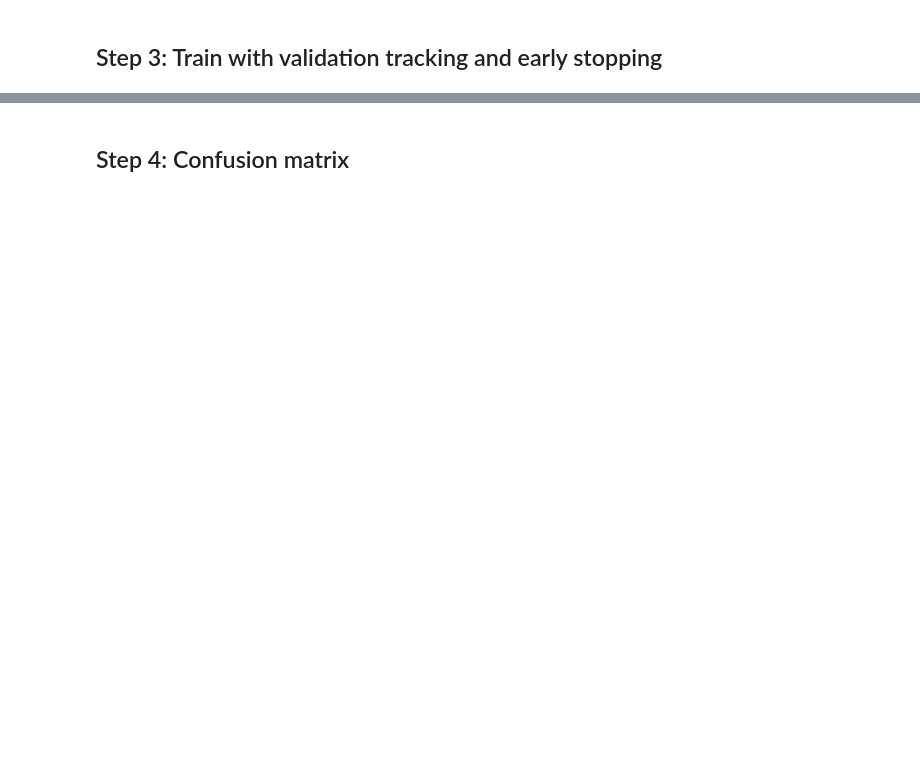
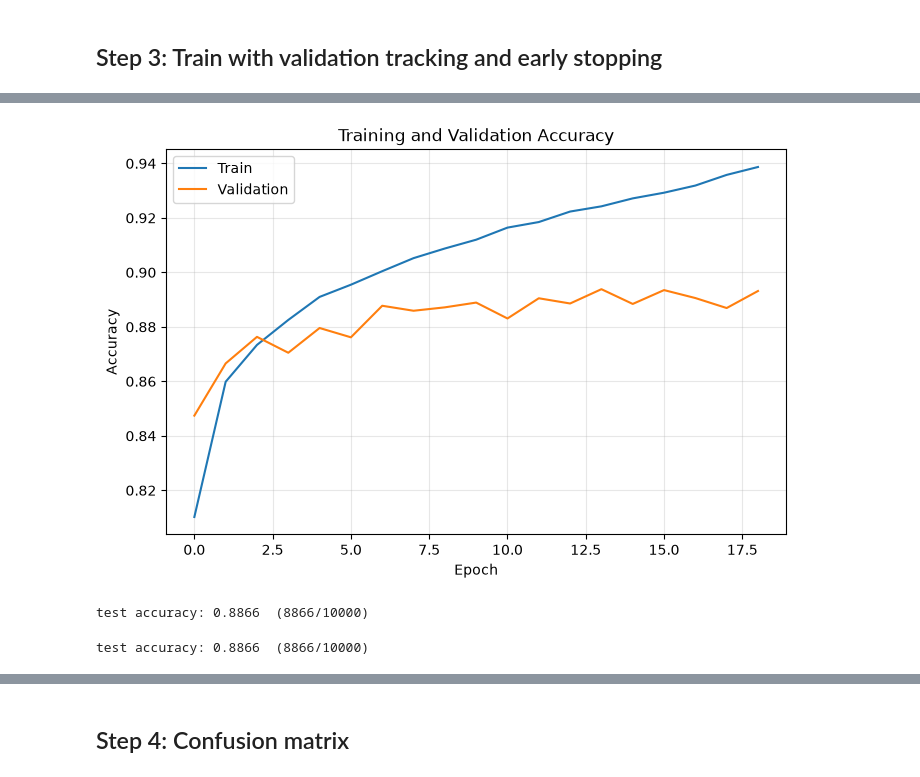
Before and after one commit to NatalTiger26/lab4_neural_networks, a Jupyter notebook: day2_classification_starter.ipynb, the cells around one changed output, grey strips where cells are left out. Saved outputs shown, nothing was run; the diff lists cells and outputs as text; code cells hidden in the pictures; blank space fills up the shorter version.

```diff
--- a/day2_classification_starter.ipynb
+++ b/day2_classification_starter.ipynb
@@ -316,6 +171,51 @@ plt.show()
+# %%
+# validation accuracy (this is what early stopping actually watched)
+plt.figure(figsize=(8, 5))
+plt.plot(history["train_acc"], label="Train")
+plt.plot(history["val_acc"], label="Validation")
+plt.xlabel("Epoch")
+plt.ylabel("Accuracy")
+plt.title("Training and Validation Accuracy")
+plt.legend()
+plt.grid(True, alpha=0.3)
+plt.show()
+# %% [output]
+[figure, added]
+# %%
+# test accuracy on the held-out set (only now, not during training)
+model.eval()
+correct, total = 0, 0
+with torch.no_grad():
+    for x, y in test_loader:
+        x, y = x.to(device), y.to(device)
+        pred = model(x).argmax(dim=1)
+        correct += (pred == y).sum().item()
+        total += y.size(0)
+
+print(f"test accuracy: {correct / total:.4f}  ({correct}/{total})")
+# %% [output]
+test accuracy: 0.8866  (8866/10000)
 # %%
 # TODO: train_with_early_stopping (or write it yourself) - track train loss and val
 # accuracy per epoch, patience-based stopping (not a single bad epoch), .clone() the
 # best state_dict before restoring it
+
+
+
+# Early stopping (patience + cloned best state) is handled inside training().
+# test accuracy on the held-out set (only now, not during training)
+
+model.eval()
+correct, total = 0, 0
+with torch.no_grad():
+    for x, y in test_loader:
+        x, y = x.to(device), y.to(device)
+        pred = model(x).argmax(dim=1)
+        correct += (pred == y).sum().item()
+        total += y.size(0)
+
+print(f"test accuracy: {correct / total:.4f}  ({correct}/{total})")
+# %% [output]
+test accuracy: 0.8866  (8866/10000)
 # %%
 # TODO: plot training loss and validation accuracy curves, report test accuracy
```
Also changed, not shown: parts of 16 cells of this notebook, 3 other files.
